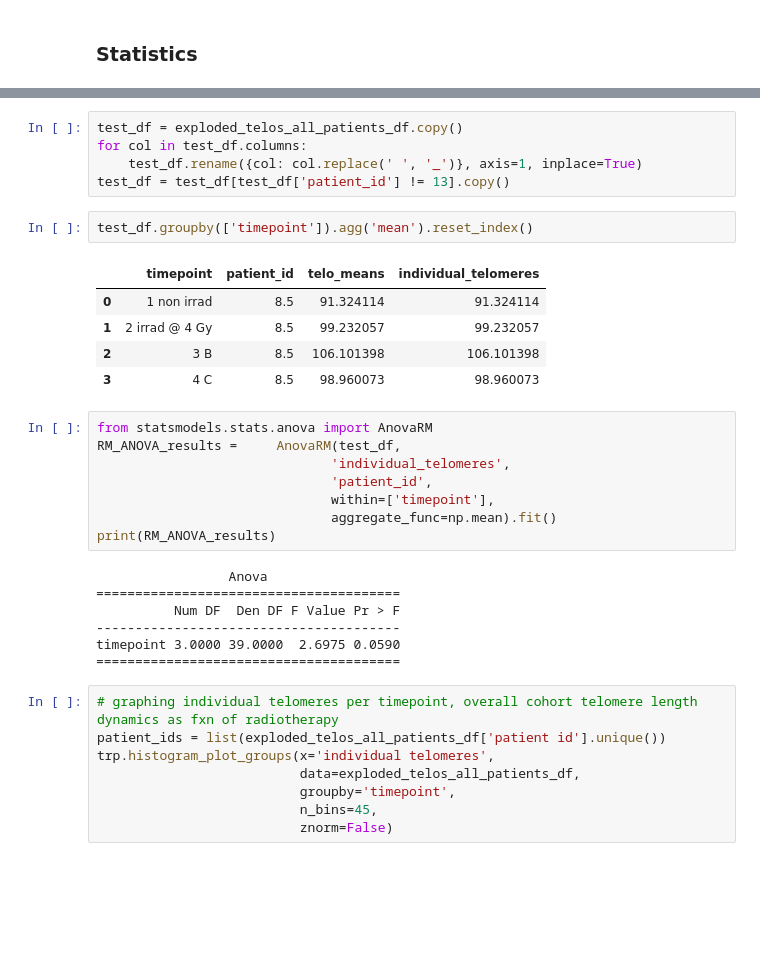
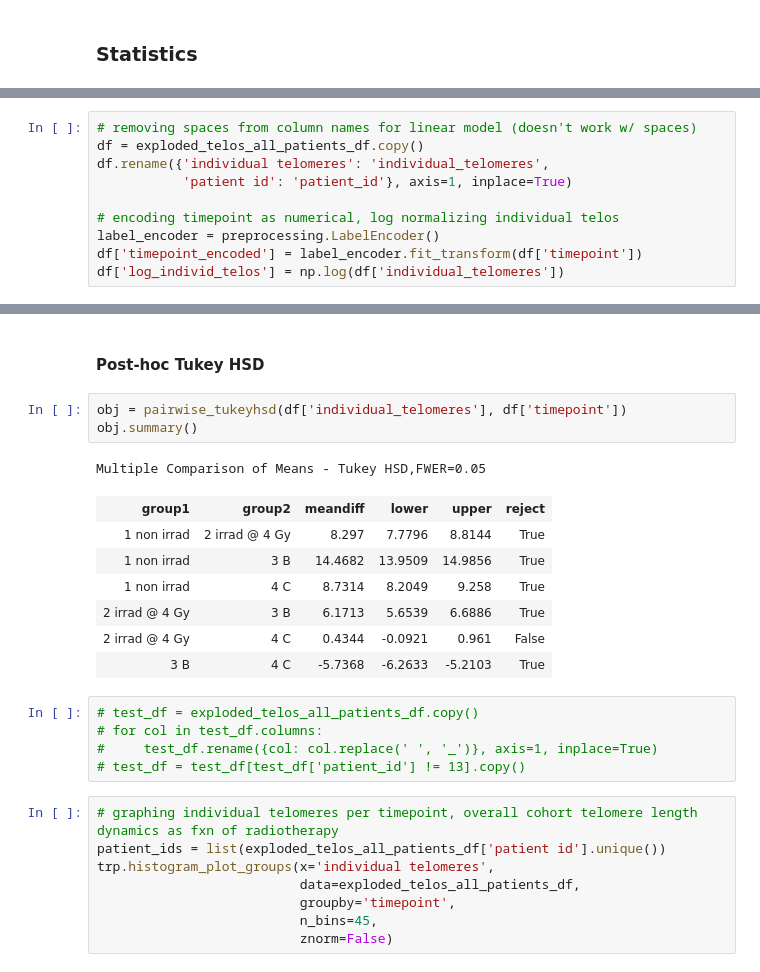
Before and after one commit to Jared-Luxton/radiation-therapy-machine-learning, a Jupyter notebook: notebooks/02_radiation_therapy_patients_data_VISUALIZATION_STATISTICS.ipynb, the cells around one changed output, grey strips where cells are left out. Drawn from its saved outputs; the diff is of its cells as text; blank space fills up the shorter version.

```diff
--- a/notebooks/02_radiation_therapy_patients_data_VISUALIZATION_STATISTICS.ipynb
+++ b/notebooks/02_radiation_therapy_patients_data_VISUALIZATION_STATISTICS.ipynb
@@ -164,0 +160,10 @@ ONE WAY ANOVA for telomere length: 0.0
+# %%
+# removing spaces from column names for linear model (doesn't work w/ spaces)
+df = exploded_telos_all_patients_df.copy()
+df.rename({'individual telomeres': 'individual_telomeres',
+           'patient id': 'patient_id'}, axis=1, inplace=True)
+
+# encoding timepoint as numerical, log normalizing individual telos
+label_encoder = preprocessing.LabelEncoder()
+df['timepoint_encoded'] = label_encoder.fit_transform(df['timepoint'])
+df['log_individ_telos'] = np.log(df['individual_telomeres'])
@@ -165,31 +190,22 @@ ONE WAY ANOVA for telomere length: 0.0
+# %% [markdown]
+#### Post-hoc Tukey HSD
+# %%
+obj = pairwise_tukeyhsd(df['individual_telomeres'], df['timepoint'])
+obj.summary()
+# %% [output]
+Multiple Comparison of Means - Tukey HSD,FWER=0.05
+| group1 | group2 | meandiff | lower | upper | reject |
+| 1 non irrad | 2 irrad @ 4 Gy | 8.297 | 7.7796 | 8.8144 | True |
+| 1 non irrad | 3 B | 14.4682 | 13.9509 | 14.9856 | True |
+| 1 non irrad | 4 C | 8.7314 | 8.2049 | 9.258 | True |
+| 2 irrad @ 4 Gy | 3 B | 6.1713 | 5.6539 | 6.6886 | True |
+| 2 irrad @ 4 Gy | 4 C | 0.4344 | -0.0921 | 0.961 | False |
+| 3 B | 4 C | -5.7368 | -6.2633 | -5.2103 | True |
 # %%
-test_df = exploded_telos_all_patients_df.copy()
-for col in test_df.columns:
-    test_df.rename({col: col.replace(' ', '_')}, axis=1, inplace=True)
-test_df = test_df[test_df['patient_id'] != 13].copy()
+# test_df = exploded_telos_all_patients_df.copy()
+# for col in test_df.columns:
+#     test_df.rename({col: col.replace(' ', '_')}, axis=1, inplace=True)
+# test_df = test_df[test_df['patient_id'] != 13].copy()
-# %%
-test_df.groupby(['timepoint']).agg('mean').reset_index()
-# %% [output]
-|  | timepoint | patient_id | telo_means | individual_telomeres |
-| 0 | 1 non irrad | 8.5 | 91.324114 | 91.324114 |
-| 1 | 2 irrad @ 4 Gy | 8.5 | 99.232057 | 99.232057 |
-| 2 | 3 B | 8.5 | 106.101398 | 106.101398 |
-| 3 | 4 C | 8.5 | 98.960073 | 98.960073 |
-# %%
-from statsmodels.stats.anova import AnovaRM
-RM_ANOVA_results =     AnovaRM(test_df,
-                              'individual_telomeres',
-                              'patient_id',
-                              within=['timepoint'],
-                              aggregate_func=np.mean).fit()
-print(RM_ANOVA_results)
-# %% [output]
-                 Anova
-=======================================
-          Num DF  Den DF F Value Pr > F
----------------------------------------
-timepoint 3.0000 39.0000  2.6975 0.0590
-=======================================
 # %%
 # graphing individual telomeres per timepoint, overall cohort telomere length dynamics as fxn of radiotherapy
 patient_ids = list(exploded_telos_all_patients_df['patient id'].unique())
```
Also changed, not shown: parts of 5 cells of this notebook, 1 other file.
